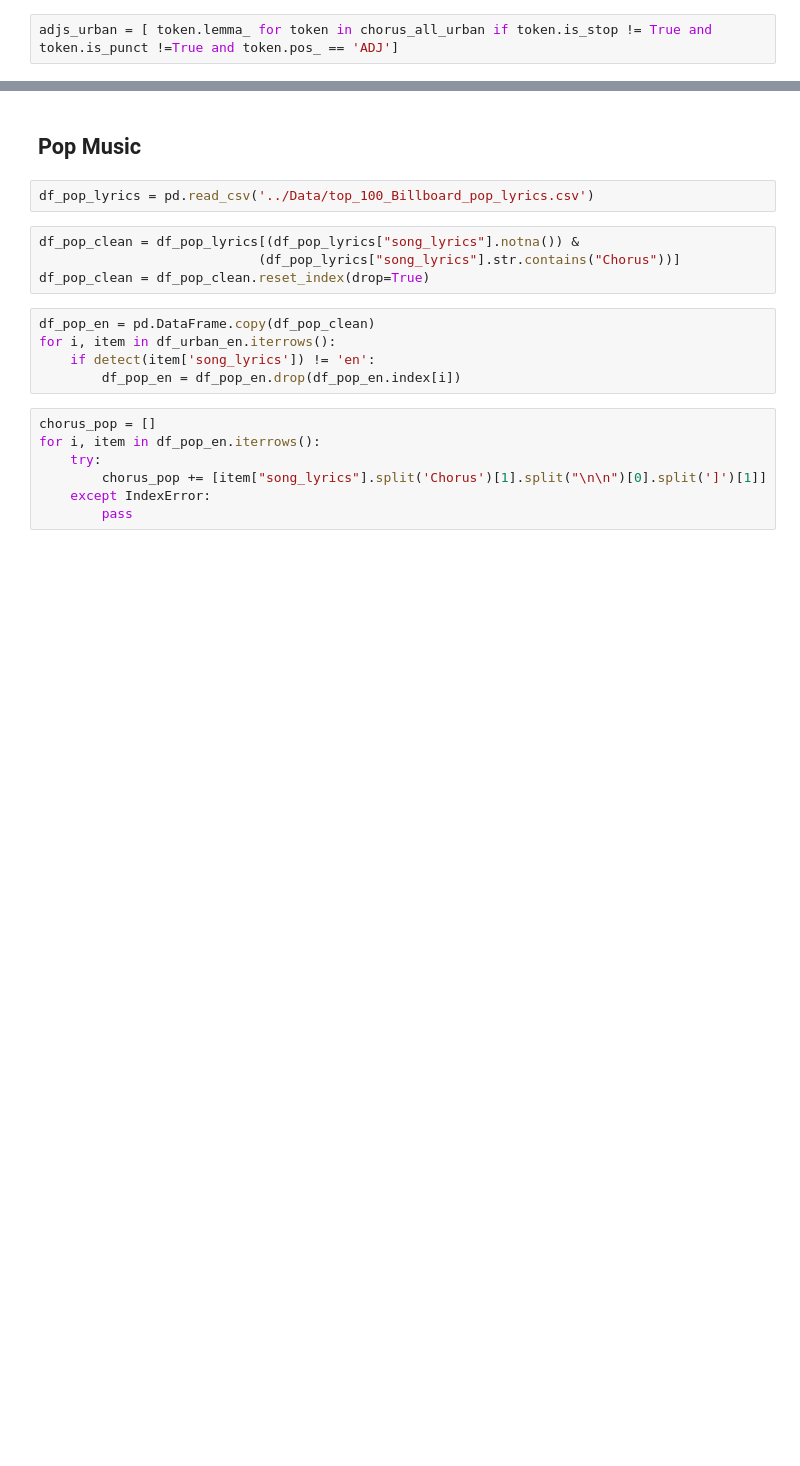
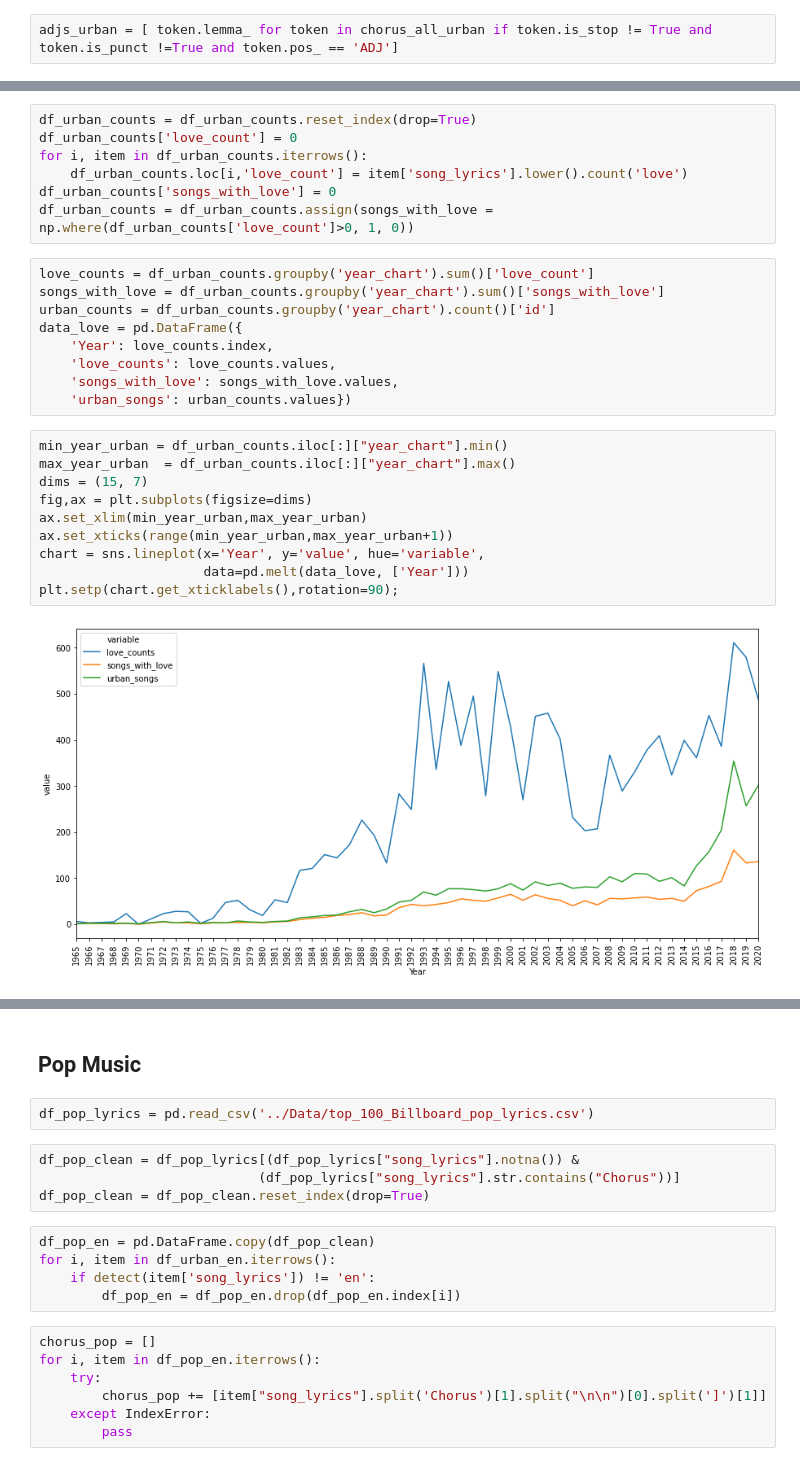
Before and after one commit to luislgm/Music_Hit_Predictor_TFM, a Jupyter notebook: Hit_Data_Analysis/3_analysis_lyrics.ipynb, the cells around one changed output, grey strips where cells are left out. Cells and saved outputs as stored; diff of their text form; blank space fills up the shorter version.

```diff
--- a/Hit_Data_Analysis/3_analysis_lyrics.ipynb
+++ b/Hit_Data_Analysis/3_analysis_lyrics.ipynb
@@ -71,0 +106,28 @@ print(counts_adjs_urban.most_common(10))
+# %%
+df_urban_counts = df_urban_counts.reset_index(drop=True)
+df_urban_counts['love_count'] = 0
+for i, item in df_urban_counts.iterrows():
+    df_urban_counts.loc[i,'love_count'] = item['song_lyrics'].lower().count('love')
+df_urban_counts['songs_with_love'] = 0
+df_urban_counts = df_urban_counts.assign(songs_with_love = np.where(df_urban_counts['love_count']>0, 1, 0))
+# %%
+love_counts = df_urban_counts.groupby('year_chart').sum()['love_count']
+songs_with_love = df_urban_counts.groupby('year_chart').sum()['songs_with_love']
+urban_counts = df_urban_counts.groupby('year_chart').count()['id']
+data_love = pd.DataFrame({
+    'Year': love_counts.index,
+    'love_counts': love_counts.values,
+    'songs_with_love': songs_with_love.values,
+    'urban_songs': urban_counts.values})
+# %%
+min_year_urban = df_urban_counts.iloc[:]["year_chart"].min()
+max_year_urban  = df_urban_counts.iloc[:]["year_chart"].max()
+dims = (15, 7)
+fig,ax = plt.subplots(figsize=dims)
+ax.set_xlim(min_year_urban,max_year_urban)
+ax.set_xticks(range(min_year_urban,max_year_urban+1))
+chart = sns.lineplot(x='Year', y='value', hue='variable',
+                     data=pd.melt(data_love, ['Year']))
+plt.setp(chart.get_xticklabels(),rotation=90);
+# %% [output]
+[figure, added]
```
Also changed, not shown: parts of 32 cells of this notebook.
